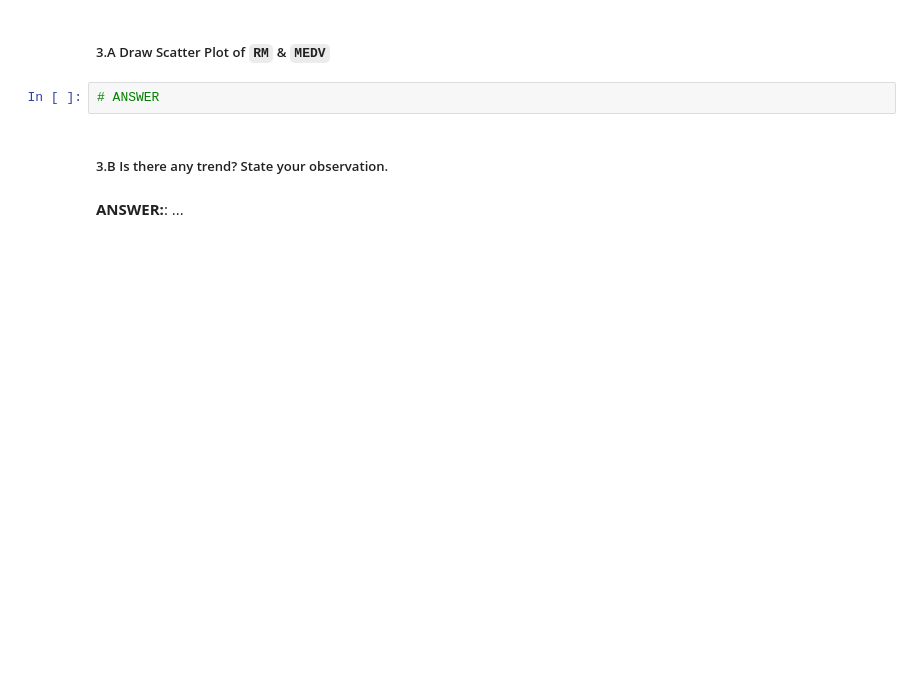
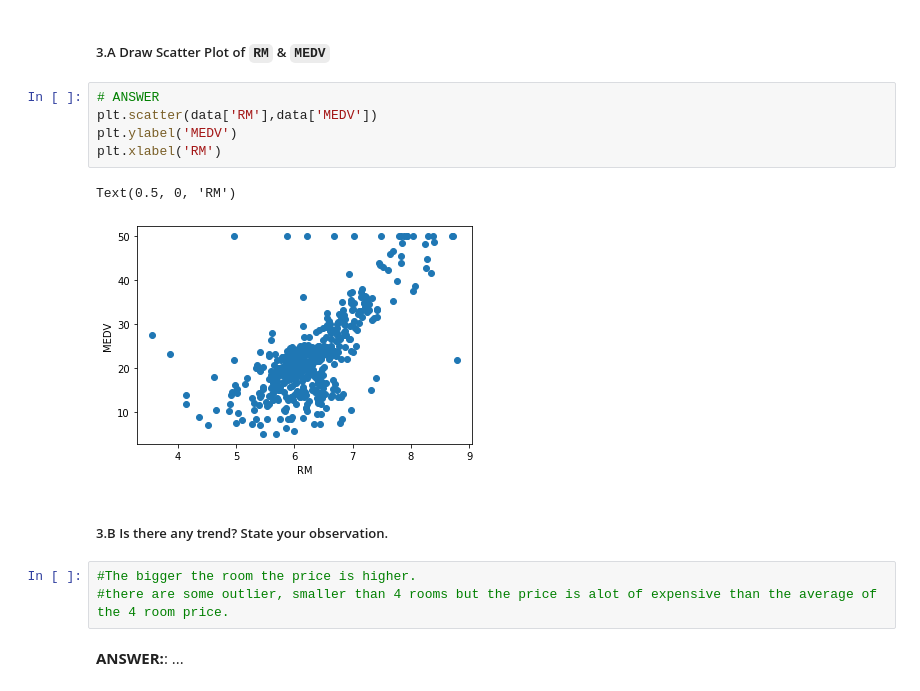
Before and after one commit to Zhouzhenjie09/IOD, a Jupyter notebook: 1_lab/Mob3_lab/IOD_Lab 3.2.2.ipynb, the cells around one changed output. Drawn from its saved outputs; the diff is of its cells as text; blank space fills up the shorter version.

```diff
--- a/1_lab/Mob3_lab/IOD_Lab 3.2.2.ipynb
+++ b/1_lab/Mob3_lab/IOD_Lab 3.2.2.ipynb
@@ -62,9 +80,18 @@ TypeError: 'tuple' object is not callable
 # %% [markdown]
 ##### 3.A Draw Scatter Plot of `RM` & `MEDV`
-# %%
-# ANSWER
+# %%
+# ANSWER
+plt.scatter(data['RM'],data['MEDV'])
+plt.ylabel('MEDV')
+plt.xlabel('RM')
+# %% [output]
+Text(0.5, 0, 'RM')
+[figure, added]
 # %% [markdown]
 ##### 3.B Is there any trend? State your observation.
+# %%
+#The bigger the room the price is higher.
+#there are some outlier, smaller than 4 rooms but the price is alot of expensive than the average of the 4 room price.
 # %% [markdown]
 **ANSWER:**: ...
 # %% [markdown]
```
Also changed, not shown: parts of 27 cells of this notebook.
